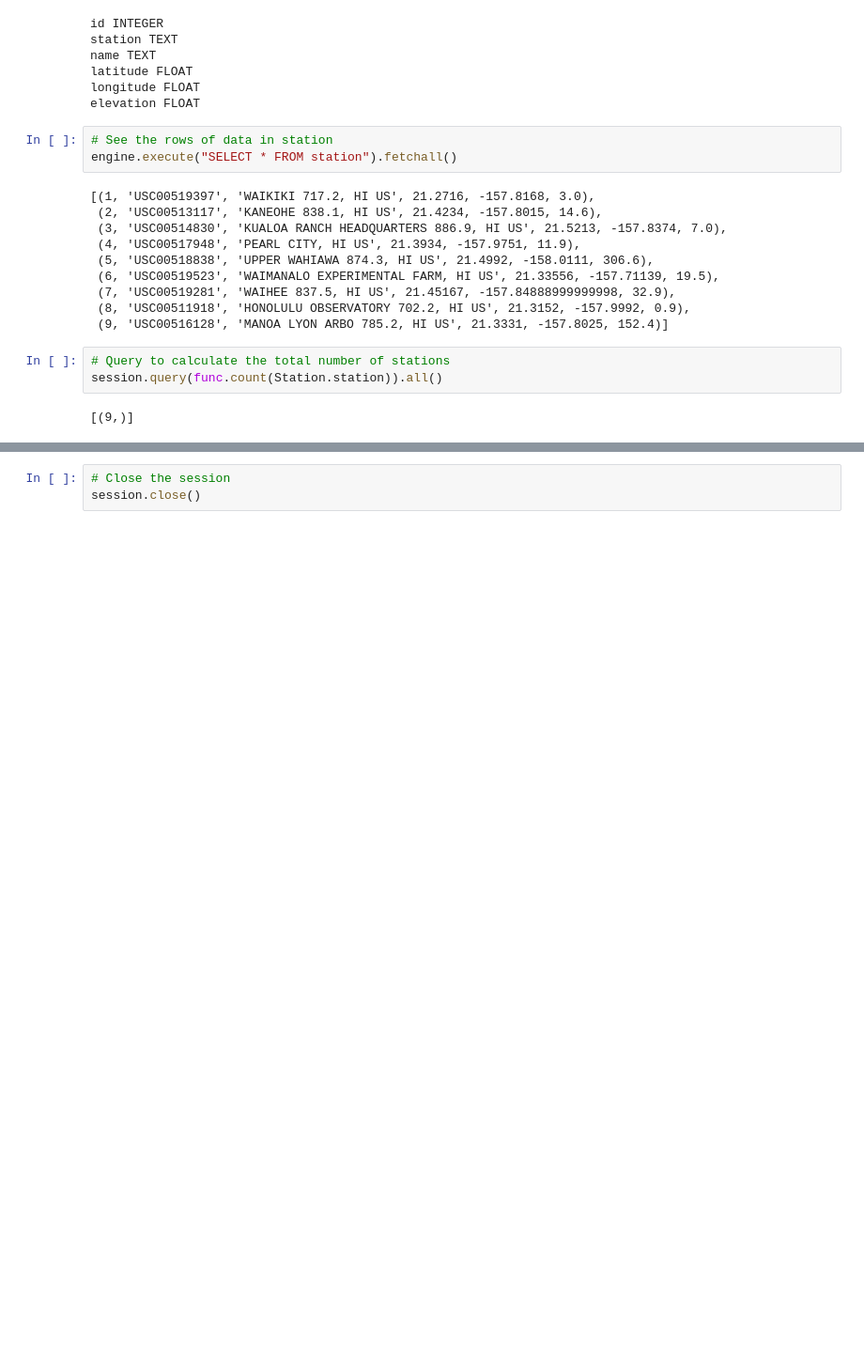
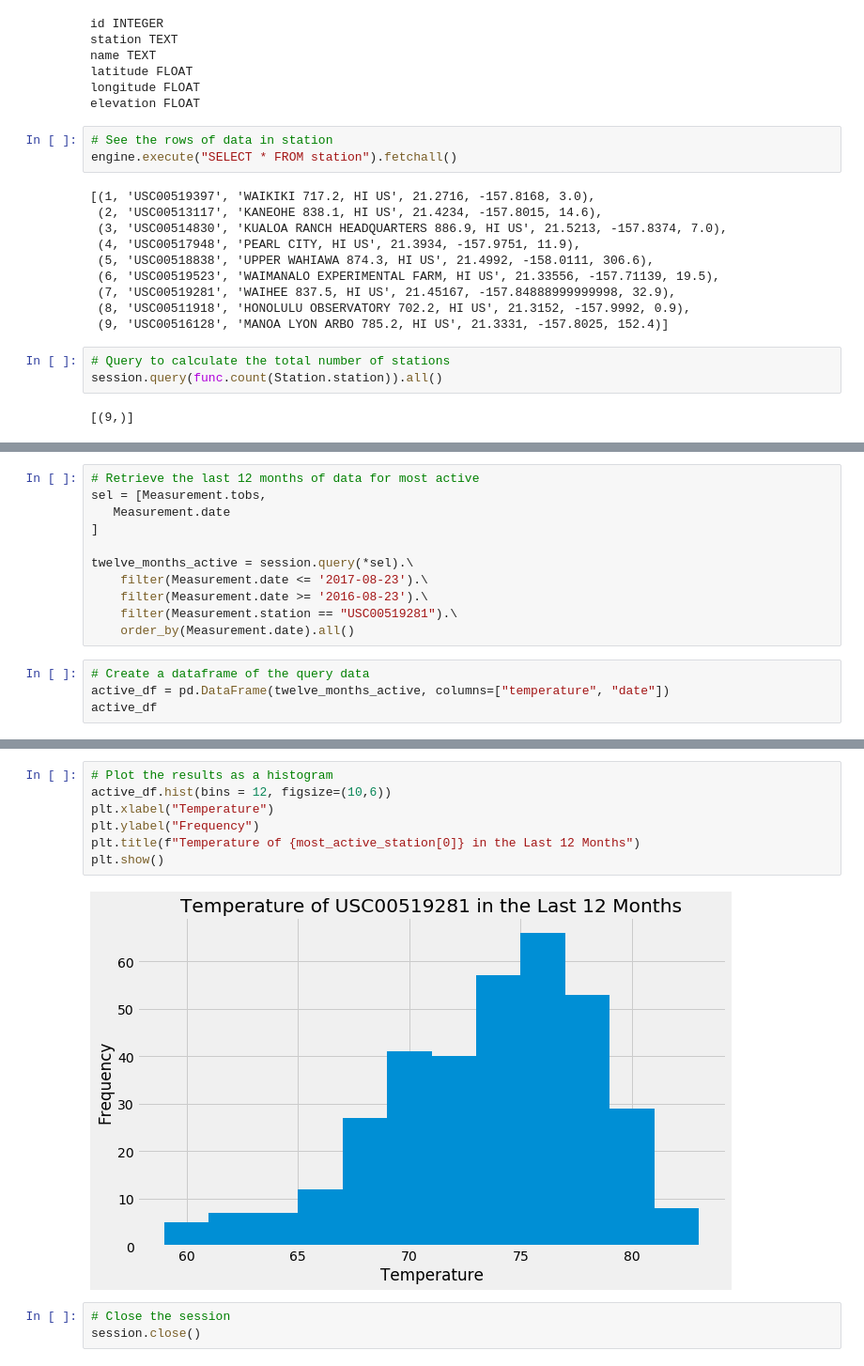
Before and after one commit to juliabrunett/sqlalchemy-challenge, a Jupyter notebook: climate_analysis.ipynb, the cells around one changed output, grey strips where cells are left out. Shown at 94% size. Saved outputs shown, nothing was run; the diff lists cells and outputs as text; blank space fills up the shorter version.

```diff
--- a/climate_analysis.ipynb
+++ b/climate_analysis.ipynb
@@ -257,0 +294,15 @@ session.query(*sel).filter(Station.station == Measurement.station).\
+# %%
+# Retrieve the last 12 months of data for most active
+sel = [Measurement.tobs,
+   Measurement.date
+]
+
+twelve_months_active = session.query(*sel).\
+    filter(Measurement.date <= '2017-08-23').\
+    filter(Measurement.date >= '2016-08-23').\
+    filter(Measurement.station == "USC00519281").\
+    order_by(Measurement.date).all()
+# %%
+# Create a dataframe of the query data
+active_df = pd.DataFrame(twelve_months_active, columns=["temperature", "date"])
+active_df
@@ -258,3 +323,12 @@ session.query(*sel).filter(Station.station == Measurement.station).\
+# %%
+# Plot the results as a histogram
+active_df.hist(bins = 12, figsize=(10,6))
+plt.xlabel("Temperature")
+plt.ylabel("Frequency")
+plt.title(f"Temperature of {most_active_station[0]} in the Last 12 Months")
+plt.show()
+# %% [output]
+[figure, added]
 # %%
 # Close the session
 session.close()
```
Also changed, not shown: parts of 16 cells of this notebook.
